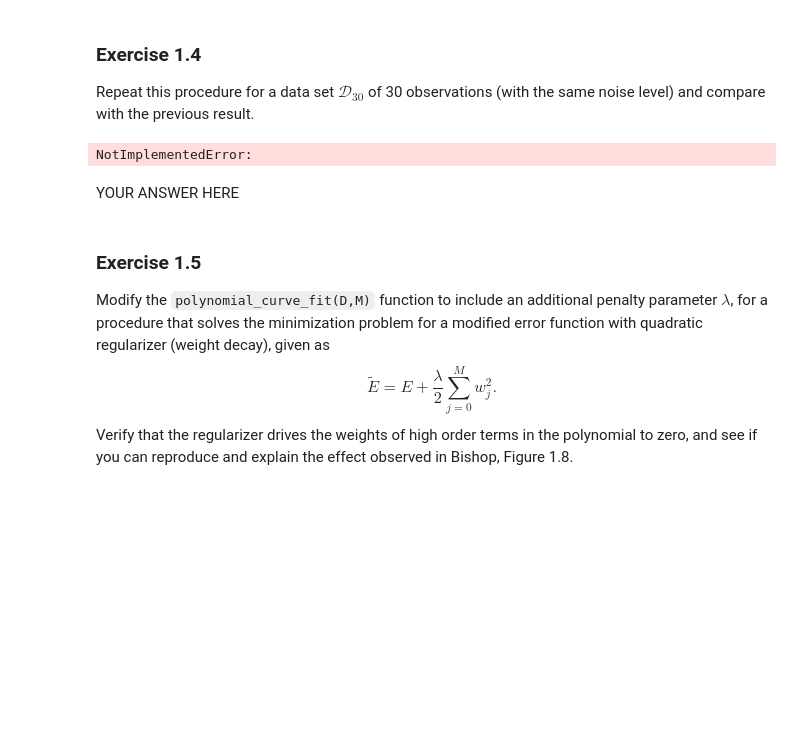
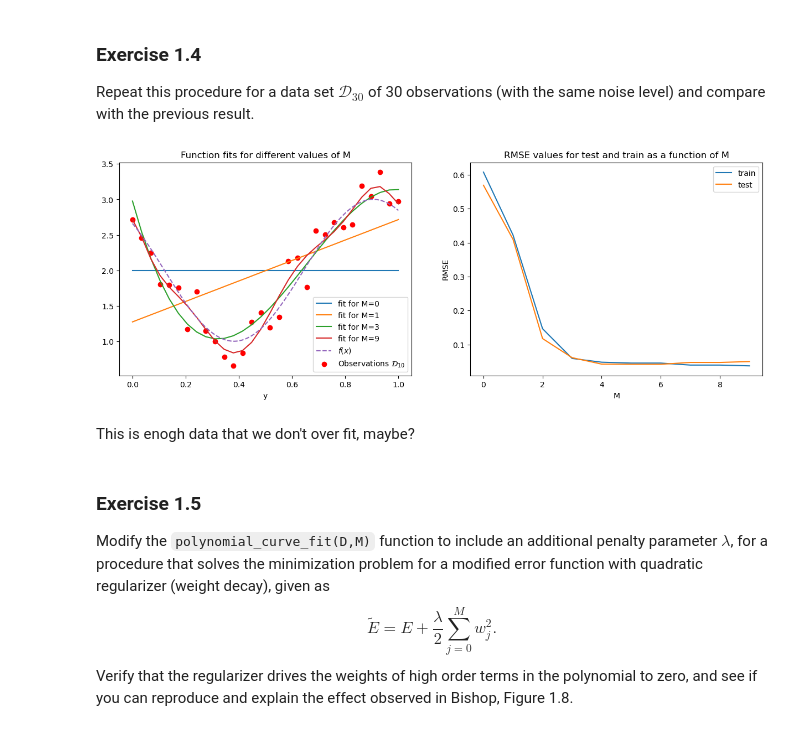
Before and after one commit to meraxion/SML24, a Jupyter notebook: SML24_as01_1.ipynb, the cells around one changed output. Saved outputs shown, nothing was run; the diff lists cells and outputs as text; code cells hidden in the pictures; blank space fills up the shorter version.

```diff
--- a/SML24_as01_1.ipynb
+++ b/SML24_as01_1.ipynb
@@ -254,13 +280,25 @@ plt.show()
 # %% [markdown]
 ### Exercise 1.4
 Repeat this procedure for a data set $\mathcal{D}_{30}$ of 30 observations (with the same noise level) and compare with the previous result.
-# %%
-# YOUR CODE HERE
-raise NotImplementedError()
-# %% [output]
-NotImplementedError:
-# %% [markdown]
-YOUR ANSWER HERE
+# %%
+# YOUR CODE HERE
+# YOUR CODE HERE
+N_train = 30
+X_train = np.linspace(0,1,N_train)
+t_train = np.random.normal(f(X_train), 0.2)
+D_train = np.asarray([X_train, t_train]).T
+
+N_test = 100
+X_test = np.linspace(0,1,N_test)
+t_test = np.random.normal(f(X_test), 0.2)
+D_test = np.asarray([X_test, t_test]).T
+
+
+fit_and_analytics(D_train, D_test)
+# %% [output]
+[figure, added]
+# %% [markdown]
+This is enogh data that we don't over fit, maybe?
 # %% [markdown]
 ### Exercise 1.5
 Modify the `polynomial_curve_fit(D,M)` function to include an additional penalty parameter $\lambda$, for a procedure that solves the minimization problem for a modified error function with quadratic regularizer (weight decay), given as
```
Also changed, not shown: parts of 1 cell of this notebook.
